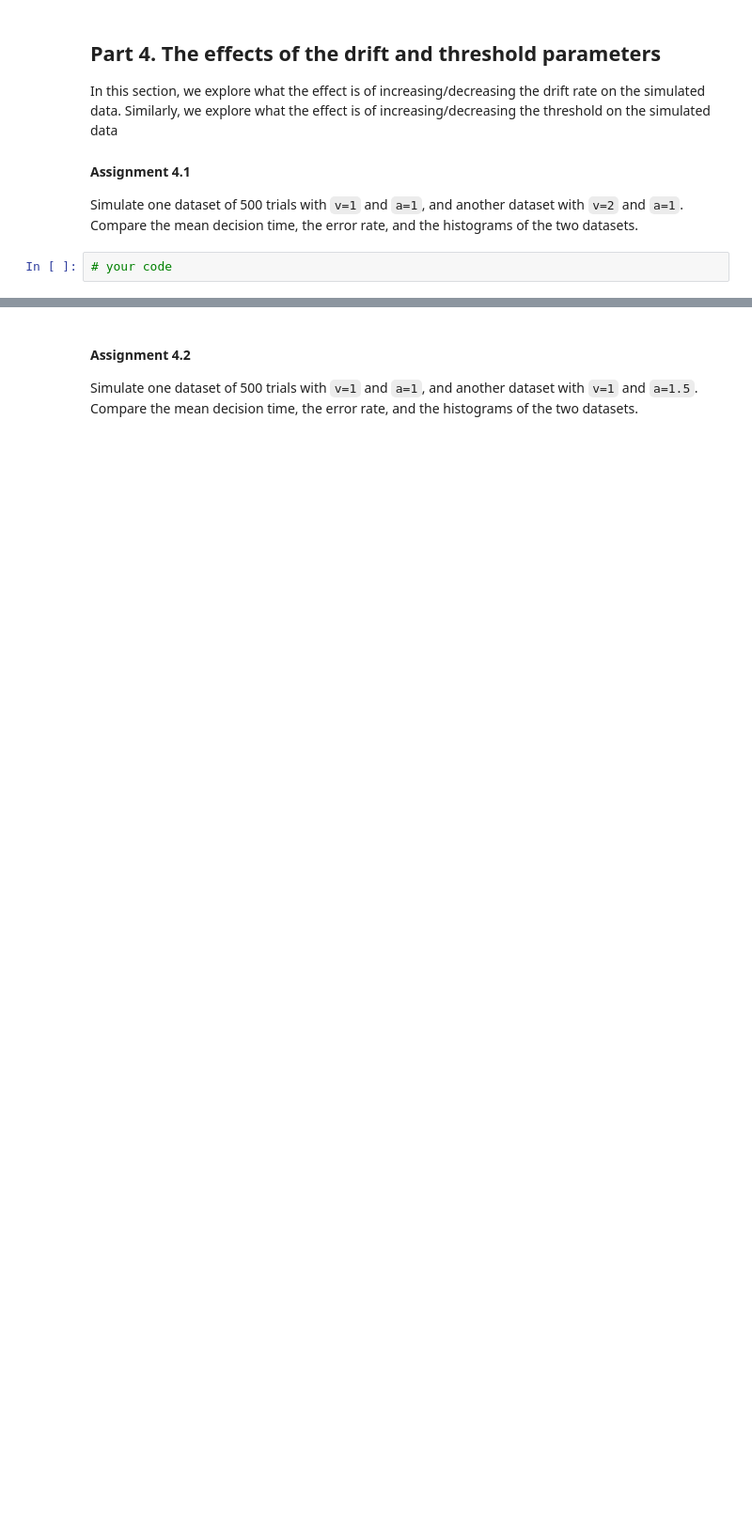
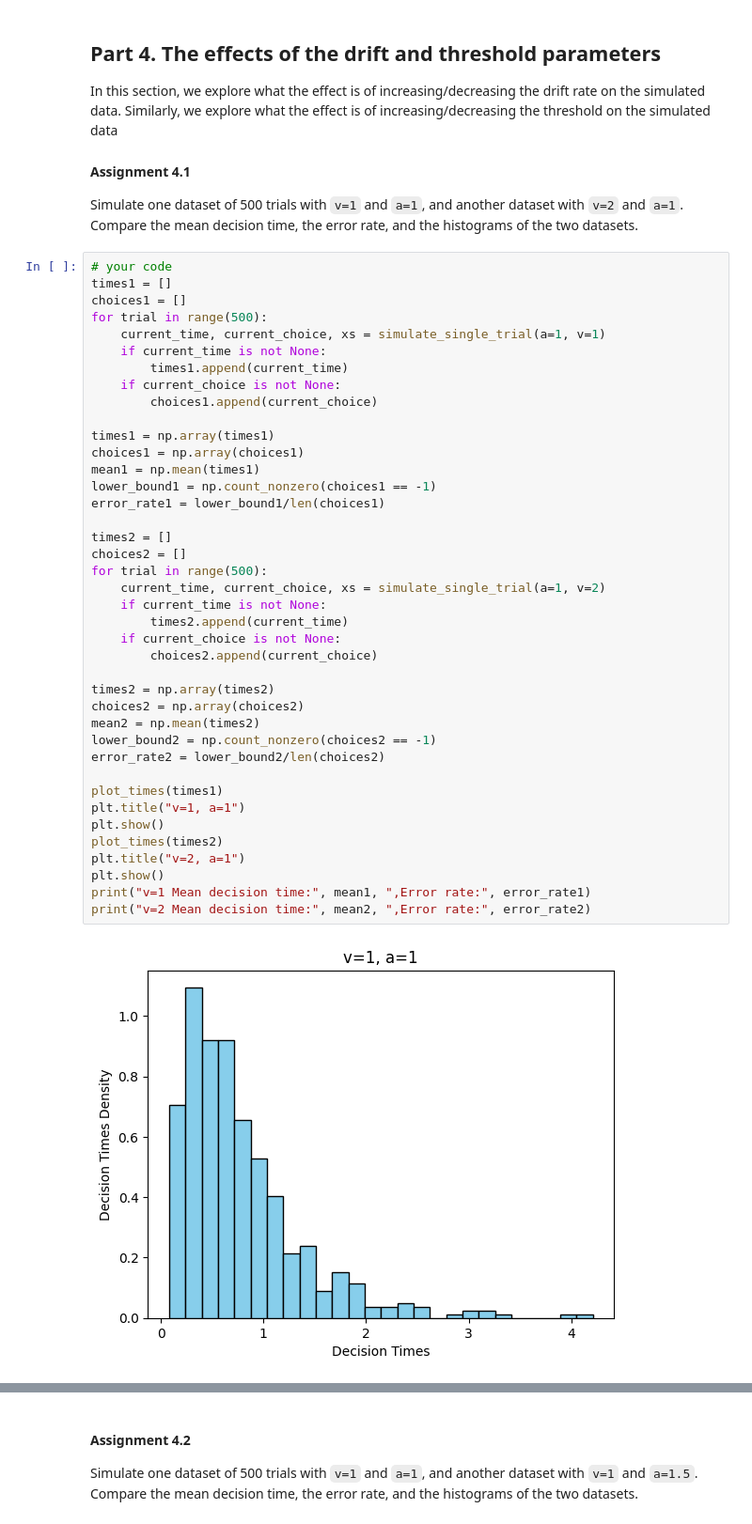
Before and after one commit to miavangellecum/cognition-and-computation, a Jupyter notebook: decisionmaking/eam.ipynb, the cells around one changed output, grey strips where cells are left out. Shown at 94% size. Drawn from its saved outputs; the diff is of its cells as text; blank space fills up the shorter version.

```diff
--- a/decisionmaking/eam.ipynb
+++ b/decisionmaking/eam.ipynb
@@ -283,3 +283,43 @@ In this section, we explore what the effect is of increasing/decreasing the drif
 Simulate one dataset of 500 trials with `v=1` and `a=1`, and another dataset with `v=2` and `a=1`. Compare the mean decision time, the error rate, and the histograms of the two datasets.
 # %%
 # your code
+times1 = []
+choices1 = []
+for trial in range(500):
+    current_time, current_choice, xs = simulate_single_trial(a=1, v=1)
+    if current_time is not None:
+        times1.append(current_time)
+    if current_choice is not None:
+        choices1.append(current_choice)
+
+times1 = np.array(times1)
+choices1 = np.array(choices1)
+mean1 = np.mean(times1)
+lower_bound1 = np.count_nonzero(choices1 == -1)
+error_rate1 = lower_bound1/len(choices1)
+
+times2 = []
+choices2 = []
+for trial in range(500):
+    current_time, current_choice, xs = simulate_single_trial(a=1, v=2)
+    if current_time is not None:
+        times2.append(current_time)
+    if current_choice is not None:
+        choices2.append(current_choice)
+
+times2 = np.array(times2)
+choices2 = np.array(choices2)
+mean2 = np.mean(times2)
+lower_bound2 = np.count_nonzero(choices2 == -1)
+error_rate2 = lower_bound2/len(choices2)
+
+plot_times(times1)
+plt.title("v=1, a=1")
+plt.show()
+plot_times(times2)
+plt.title("v=2, a=1")
+plt.show()
+print("v=1 Mean decision time:", mean1, ",Error rate:", error_rate1)
+print("v=2 Mean decision time:", mean2, ",Error rate:", error_rate2)
+# %% [output]
+[figure, added]
```
Also changed, not shown: parts of 5 cells of this notebook.
